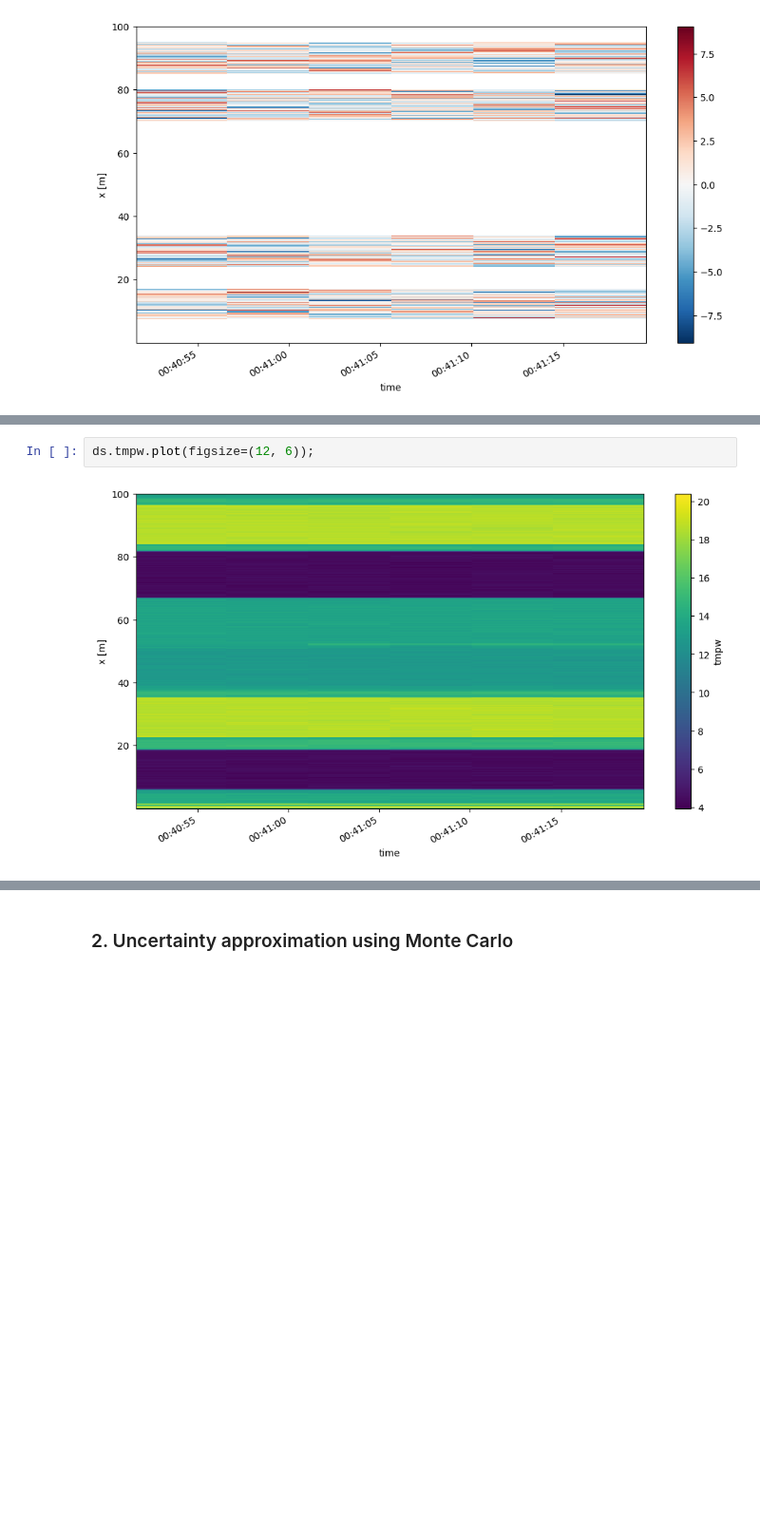
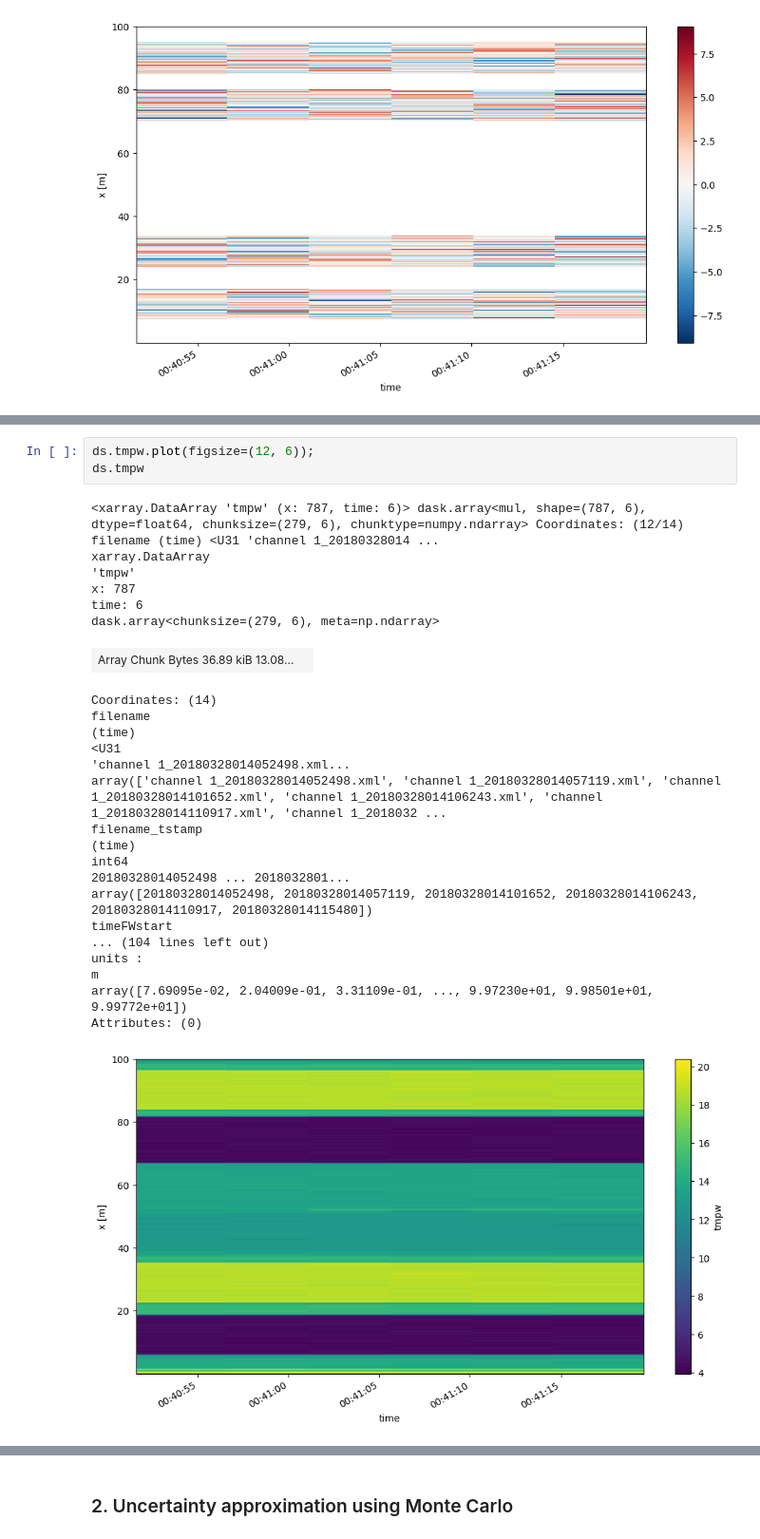
Before and after one commit to dtscalibration/python-dts-calibration, a Jupyter notebook: examples/notebooks/08Calibrate_double_ended.ipynb, the cells around one changed output, grey strips where cells are left out. Shown at 95% size. Cells and saved outputs as stored; diff of their text form; blank space fills up the shorter version.

```diff
--- a/examples/notebooks/08Calibrate_double_ended.ipynb
+++ b/examples/notebooks/08Calibrate_double_ended.ipynb
@@ -78,7 +106,32 @@ ds.calibration_double_ended(
 )
 # %%
 ds.tmpw.plot(figsize=(12, 6));
+ds.tmpw
 # %% [output]
+<xarray.DataArray 'tmpw' (x: 787, time: 6)> dask.array<mul, shape=(787, 6), dtype=float64, chunksize=(279, 6), chunktype=numpy.ndarray> Coordinates: (12/14) filename (time) <U31 'channel 1_20180328014 ...
+xarray.DataArray
+'tmpw'
+x: 787
+time: 6
+dask.array<chunksize=(279, 6), meta=np.ndarray>
+| Array Chunk Bytes 36.89 kiB 13.08... |  |
+Coordinates: (14)
+filename
+(time)
+<U31
+'channel 1_20180328014052498.xml...
+array(['channel 1_20180328014052498.xml', 'channel 1_20180328014057119.xml', 'channel 1_20180328014101652.xml', 'channel 1_20180328014106243.xml', 'channel 1_20180328014110917.xml', 'channel 1_2018032 ...
+filename_tstamp
+(time)
+int64
+20180328014052498 ... 2018032801...
+array([20180328014052498, 20180328014057119, 20180328014101652, 20180328014106243, 20180328014110917, 20180328014115480])
+timeFWstart
+... (104 lines left out)
+units :
+m
+array([7.69095e-02, 2.04009e-01, 3.31109e-01, ..., 9.97230e+01, 9.98501e+01, 9.99772e+01])
+Attributes: (0)
 [figure]
 # %% [markdown]
 # Uncertainty of the calibrated temperature
```
Also changed, not shown: parts of 21 cells of this notebook, 4 other files.
